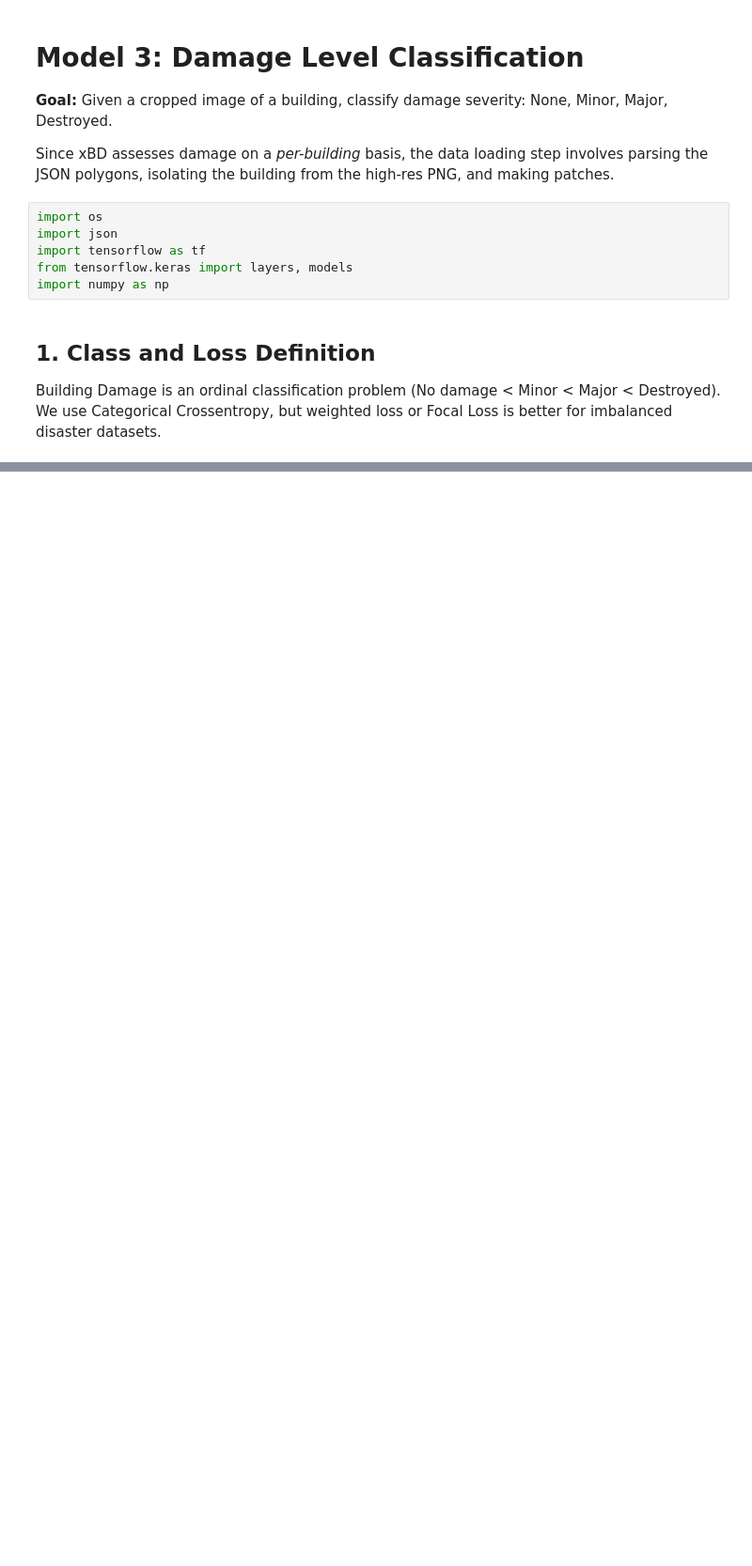
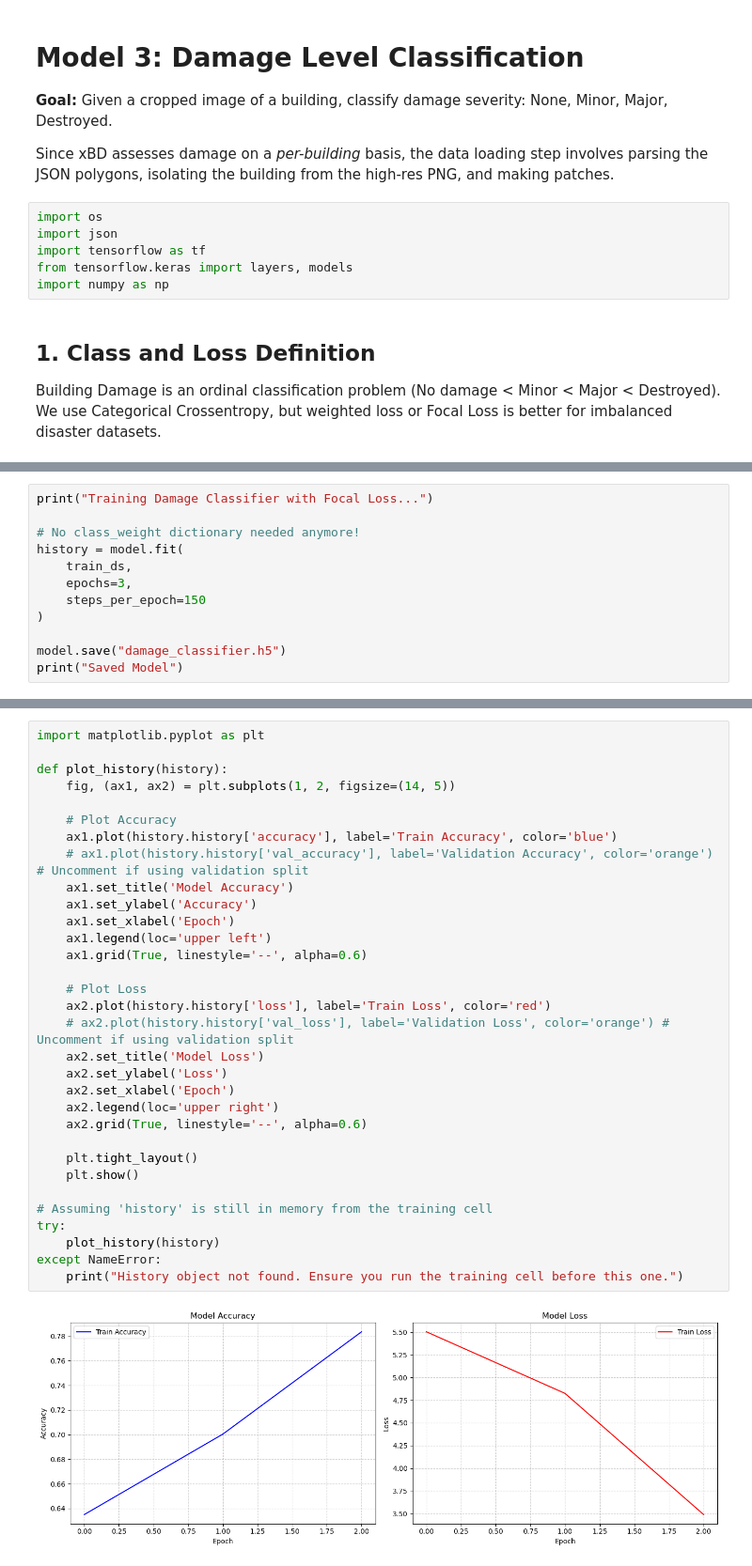
Before and after one commit to savnimaheshwari/catapult, a Jupyter notebook: ml_pipeline/Model_3_Damage_Classification.ipynb, the cells around one changed output, grey strips where cells are left out. Shown at 94% size. Drawn from its saved outputs; the diff is of its cells as text; blank space fills up the shorter version.

```diff
--- a/ml_pipeline/Model_3_Damage_Classification.ipynb
+++ b/ml_pipeline/Model_3_Damage_Classification.ipynb
@@ -60,0 +169,12 @@ model.summary()
+# %%
+print("Training Damage Classifier with Focal Loss...")
+
+# No class_weight dictionary needed anymore!
+history = model.fit(
+    train_ds,
+    epochs=3,
+    steps_per_epoch=150
+)
+
+model.save("damage_classifier.h5")
+print("Saved Model")
@@ -60,0 +208,34 @@ model.summary()
+# %%
+import matplotlib.pyplot as plt
+
+def plot_history(history):
+    fig, (ax1, ax2) = plt.subplots(1, 2, figsize=(14, 5))
+
+    # Plot Accuracy
+    ax1.plot(history.history['accuracy'], label='Train Accuracy', color='blue')
+    # ax1.plot(history.history['val_accuracy'], label='Validation Accuracy', color='orange') # Uncomment if using validation split
+    ax1.set_title('Model Accuracy')
+    ax1.set_ylabel('Accuracy')
+    ax1.set_xlabel('Epoch')
+    ax1.legend(loc='upper left')
+    ax1.grid(True, linestyle='--', alpha=0.6)
+
+    # Plot Loss
+    ax2.plot(history.history['loss'], label='Train Loss', color='red')
+    # ax2.plot(history.history['val_loss'], label='Validation Loss', color='orange') # Uncomment if using validation split
+    ax2.set_title('Model Loss')
+    ax2.set_ylabel('Loss')
+    ax2.set_xlabel('Epoch')
+    ax2.legend(loc='upper right')
+    ax2.grid(True, linestyle='--', alpha=0.6)
+
+    plt.tight_layout()
+    plt.show()
+
+# Assuming 'history' is still in memory from the training cell
+try:
+    plot_history(history)
+except NameError:
+    print("History object not found. Ensure you run the training cell before this one.")
+# %% [output]
+[figure, added]
```
Also changed, not shown: parts of 8 cells of this notebook, 7 other files.
